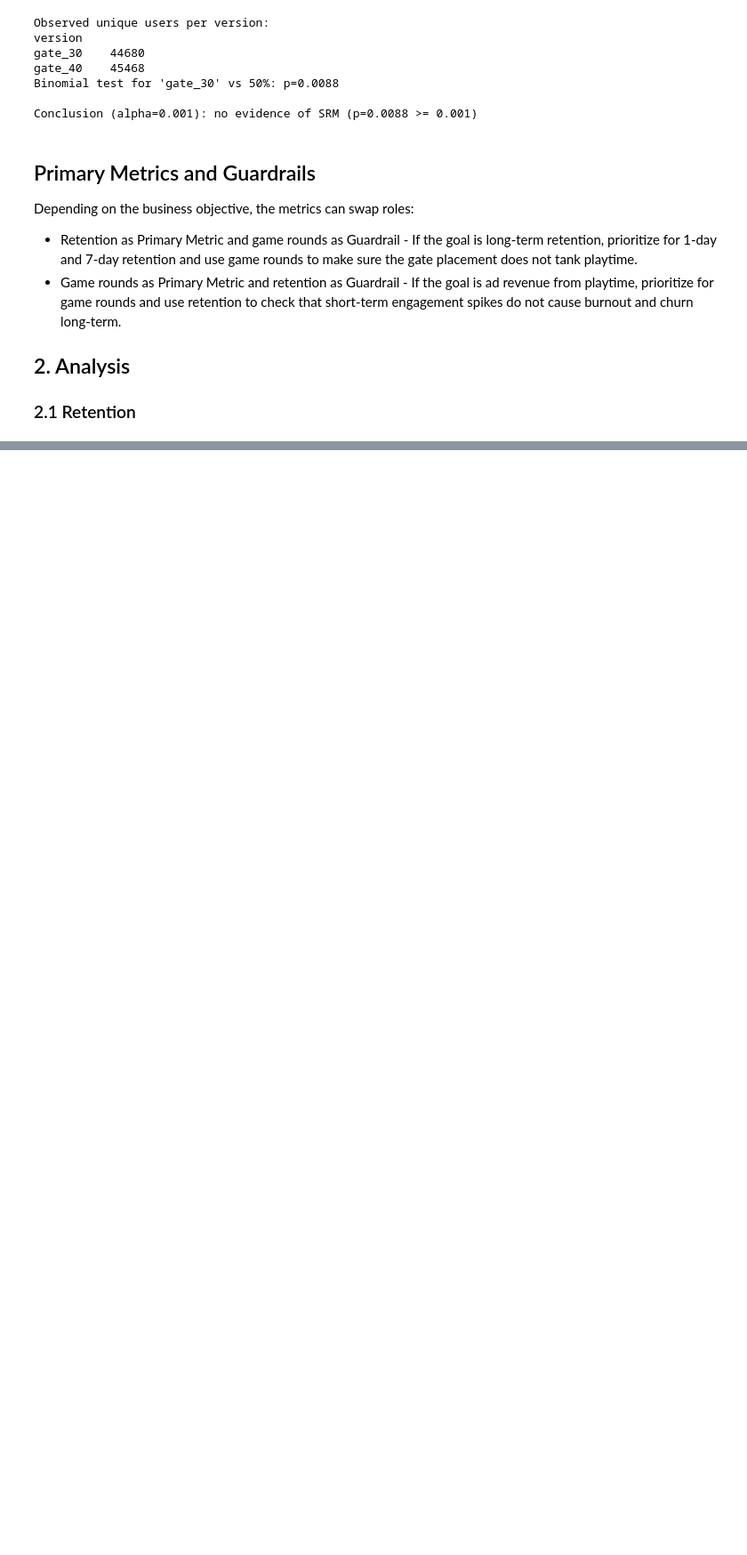
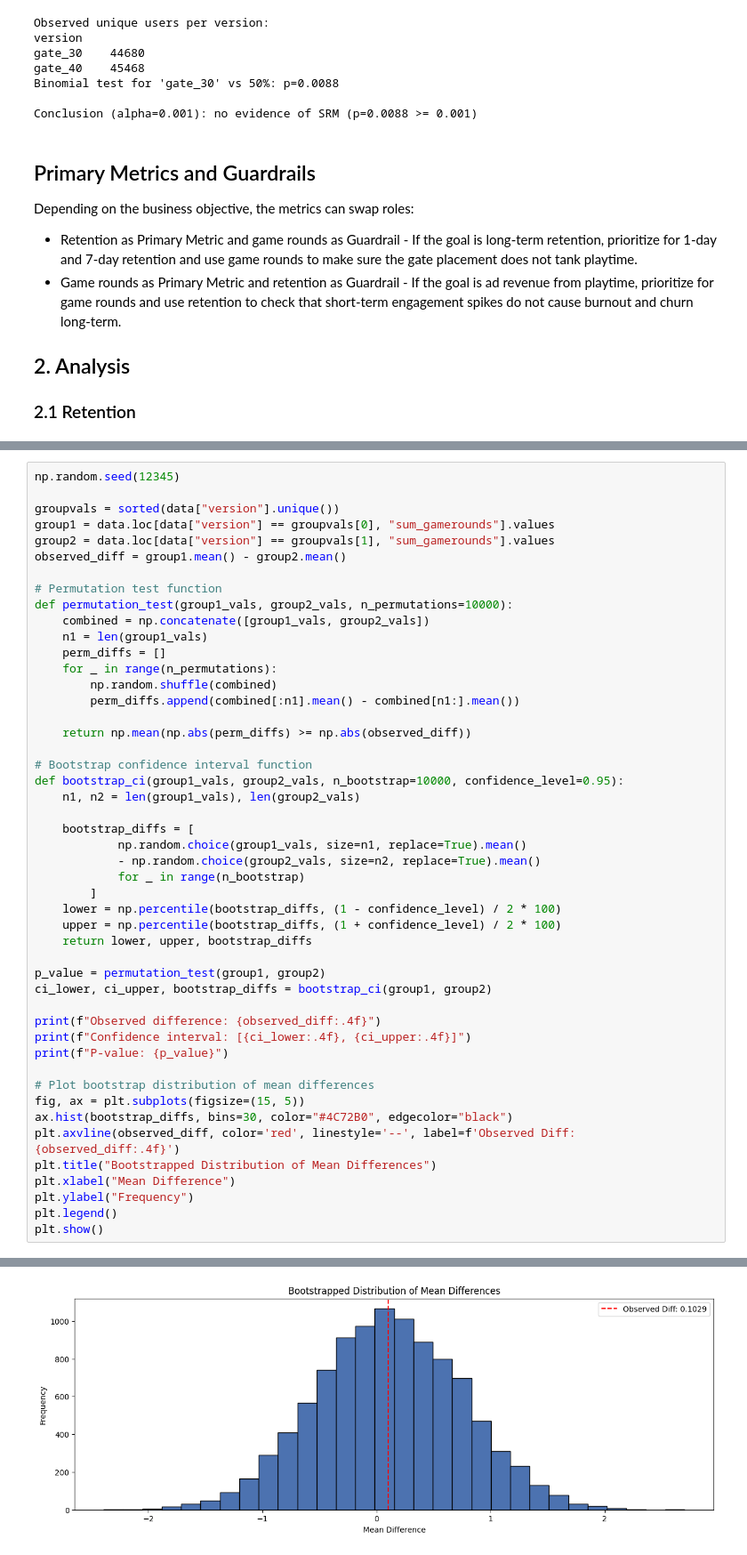
Before and after one commit to Yuvi-me-code/A-B-Game-Testing, a Jupyter notebook: AB Testing Analysis Retention vs Monetization.ipynb, the cells around one changed output, grey strips where cells are left out. Shown at 89% size. Cells and saved outputs as stored; diff of their text form; blank space fills up the shorter version.

```diff
--- a/AB Testing Analysis Retention vs Monetization.ipynb
+++ b/AB Testing Analysis Retention vs Monetization.ipynb
@@ -146,0 +217,49 @@ plt.show()
+# %%
+np.random.seed(12345)
+
+groupvals = sorted(data["version"].unique())
+group1 = data.loc[data["version"] == groupvals[0], "sum_gamerounds"].values
+group2 = data.loc[data["version"] == groupvals[1], "sum_gamerounds"].values
+observed_diff = group1.mean() - group2.mean()
+
+# Permutation test function
+def permutation_test(group1_vals, group2_vals, n_permutations=10000):
+    combined = np.concatenate([group1_vals, group2_vals])
+    n1 = len(group1_vals)
+    perm_diffs = []
+    for _ in range(n_permutations):
+        np.random.shuffle(combined)
+        perm_diffs.append(combined[:n1].mean() - combined[n1:].mean())
+
+    return np.mean(np.abs(perm_diffs) >= np.abs(observed_diff))
+
+# Bootstrap confidence interval function
+def bootstrap_ci(group1_vals, group2_vals, n_bootstrap=10000, confidence_level=0.95):
+    n1, n2 = len(group1_vals), len(group2_vals)
+
+    bootstrap_diffs = [
+            np.random.choice(group1_vals, size=n1, replace=True).mean()
+            - np.random.choice(group2_vals, size=n2, replace=True).mean()
+            for _ in range(n_bootstrap)
+        ]
+    lower = np.percentile(bootstrap_diffs, (1 - confidence_level) / 2 * 100)
+    upper = np.percentile(bootstrap_diffs, (1 + confidence_level) / 2 * 100)
+    return lower, upper, bootstrap_diffs
+
+p_value = permutation_test(group1, group2)
+ci_lower, ci_upper, bootstrap_diffs = bootstrap_ci(group1, group2)
+
+print(f"Observed difference: {observed_diff:.4f}")
+print(f"Confidence interval: [{ci_lower:.4f}, {ci_upper:.4f}]")
+print(f"P-value: {p_value}")
+
+# Plot bootstrap distribution of mean differences
+fig, ax = plt.subplots(figsize=(15, 5))
+ax.hist(bootstrap_diffs, bins=30, color="#4C72B0", edgecolor="black")
+plt.axvline(observed_diff, color='red', linestyle='--', label=f'Observed Diff: {observed_diff:.4f}')
+plt.title("Bootstrapped Distribution of Mean Differences")
+plt.xlabel("Mean Difference")
+plt.ylabel("Frequency")
+plt.legend()
+plt.show()
+# %% [output]
@@ -146,0 +269 @@ plt.show()
+[figure, added]
```
Also changed, not shown: parts of 16 cells of this notebook.
